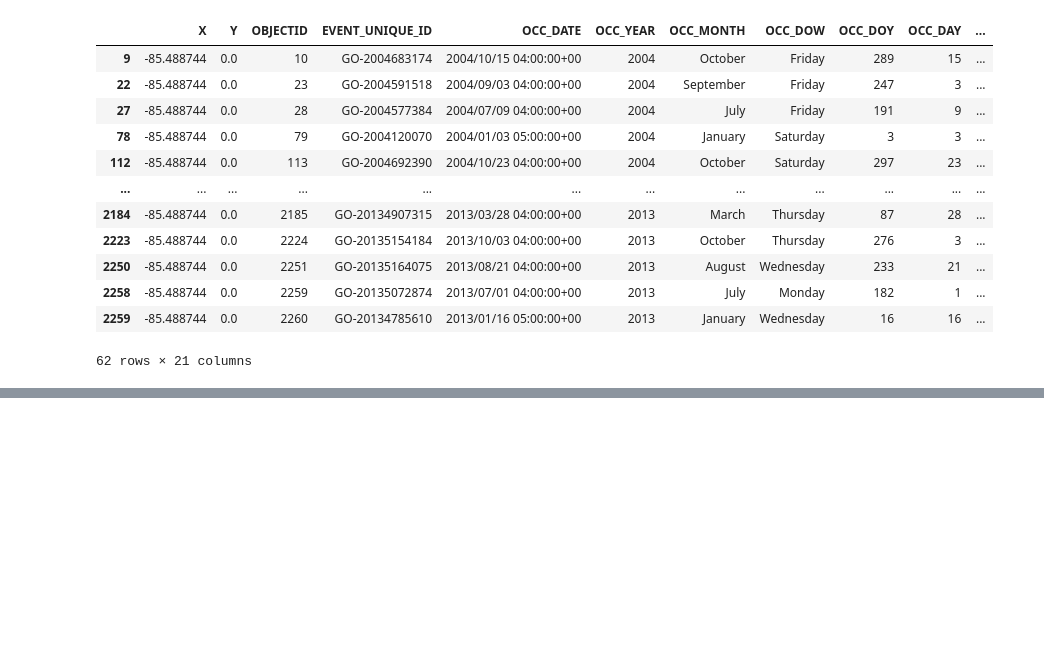
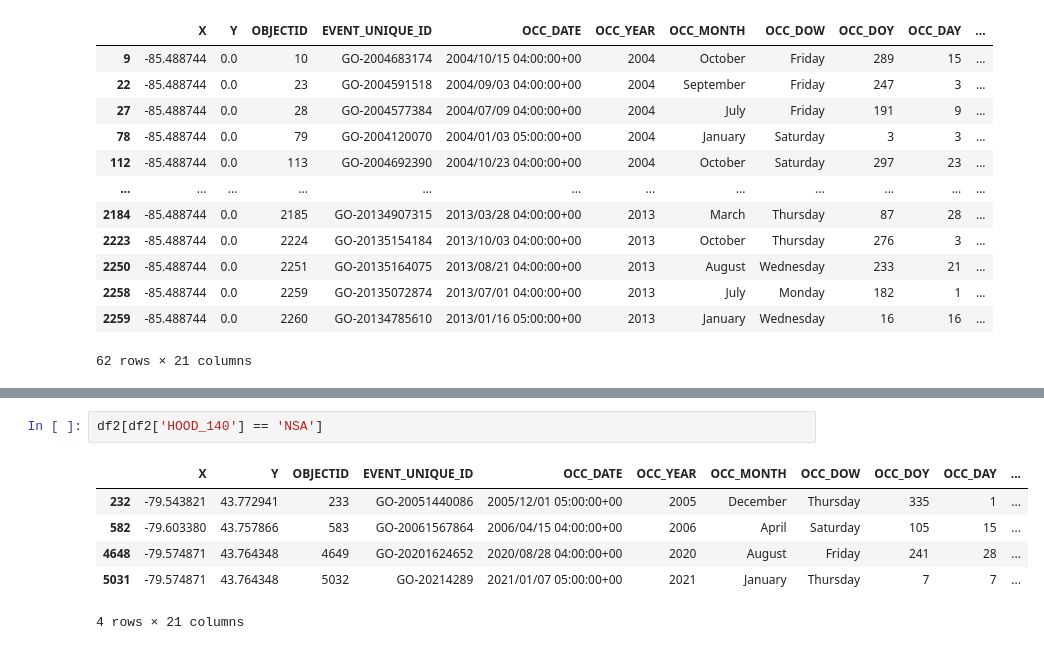
Before and after one commit to mredshaw/AI-Fundamentals-Project, a Jupyter notebook: police_data_clean.ipynb, the cells around one changed output, grey strips where cells are left out. Cells and saved outputs as stored; diff of their text form; blank space fills up the shorter version.

```diff
--- a/police_data_clean.ipynb
+++ b/police_data_clean.ipynb
@@ -95,0 +114,9 @@ df[df['Y']== 0]
+# %%
+df2[df2['HOOD_140'] == 'NSA']
+# %% [output]
+|  | X | Y | OBJECTID | EVENT_UNIQUE_ID | OCC_DATE | OCC_YEAR | OCC_MONTH | OCC_DOW | OCC_DOY | OCC_DAY | ... |
+| 232 | -79.543821 | 43.772941 | 233 | GO-20051440086 | 2005/12/01 05:00:00+00 | 2005 | December | Thursday | 335 | 1 | ... |
+| 582 | -79.603380 | 43.757866 | 583 | GO-20061567864 | 2006/04/15 04:00:00+00 | 2006 | April | Saturday | 105 | 15 | ... |
+| 4648 | -79.574871 | 43.764348 | 4649 | GO-20201624652 | 2020/08/28 04:00:00+00 | 2020 | August | Friday | 241 | 28 | ... |
+| 5031 | -79.574871 | 43.764348 | 5032 | GO-20214289 | 2021/01/07 05:00:00+00 | 2021 | January | Thursday | 7 | 7 | ... |
+4 rows × 21 columns
```
Also changed, not shown: parts of 3 cells of this notebook.
